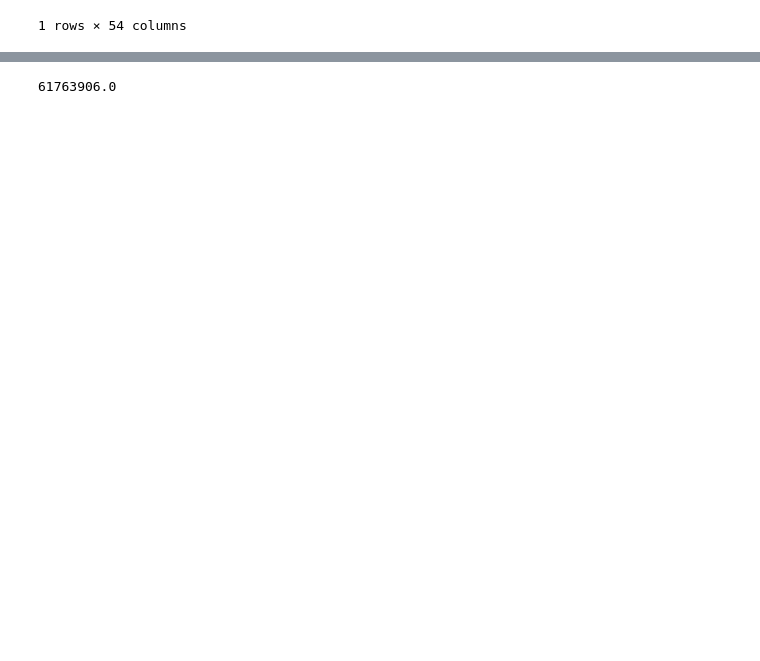
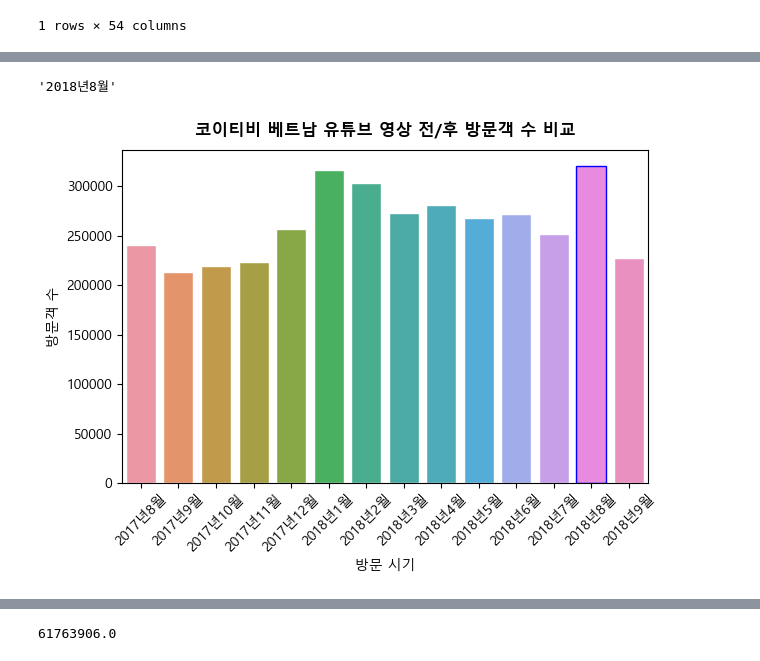
Before and after one commit to shockzinfinity/bootcamp-project-eda, a Jupyter notebook: 0.eda_projects/3.vietnam.ipynb, the cells around one changed output, grey strips where cells are left out. Drawn from its saved outputs; the diff is of its cells as text; code cells hidden in the pictures; blank space fills up the shorter version.

```diff
--- a/0.eda_projects/3.vietnam.ipynb
+++ b/0.eda_projects/3.vietnam.ipynb
@@ -137,13 +141,12 @@ display(next_asia_data)
 # %%
 idx_pub = published_asia_data.index.values[0]
-
 prev_idx = prev_asia_data.index.values[0]
 next_idx = next_asia_data.index.values[0]
 
 # prev_period = asia_data.iloc[prev_idx:idx_pub+1, :]
-prev_period = asia_data.iloc[prev_idx:idx_pub+1, asia_data.columns.get_loc('베트남_명수')]
+prev_period = asia_data.loc[prev_idx:idx_pub+1, ['Year', 'month', '베트남_명수']]
 display(prev_period)
 # next_period = asia_data.iloc[idx_pub:next_idx+1, :]
-next_period = asia_data.iloc[idx_pub:next_idx+1, asia_data.columns.get_loc('베트남_명수')]
+next_period = asia_data.loc[idx_pub:next_idx+1, ['Year', 'month', '베트남_명수']]
 display(next_period)
 # %% [output]
@@ -177,0 +183,20 @@ Name: 베트남_명수, dtype: float64
+# %%
+prev_period['date'] = prev_period['Year'] + prev_period['month']
+next_period['date'] = next_period['Year'] + next_period['month']
+# %%
+date = str(year) + '년' + str(month) + '월'
+date
+# %% [output]
+'2018년8월'
+# %%
+sns.barplot(data = prev_period, x='date', y='베트남_명수', edgecolor=['b' if x == date else 'w' for x in prev_period['date']])
+plt.xlabel('방문 시기')
+plt.ylabel('방문객 수')
+plt.title('코이티비 베트남 유튜브 영상 전/후 방문객 수 비교', pad=10, fontweight='bold')
+plt.xticks(rotation=45)
+plt.tight_layout()
+
+plt.savefig('배트남 방문객 증감_prev.png')
+plt.show()
+# %% [output]
+[figure, added]
```
Also changed, not shown: parts of 8 cells of this notebook, 4 other files.
